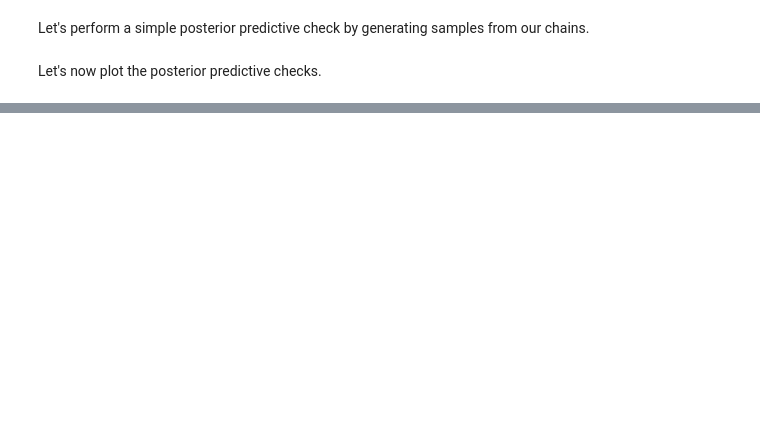
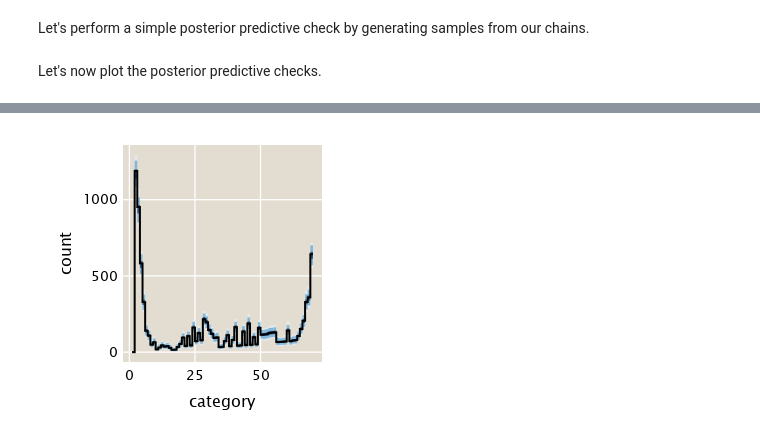
Before and after one commit to mrazomej/bayesian_fitness, a Jupyter notebook: code/exploratory/bayesian_multinomial_dirichlet.ipynb, the cells around one changed output, grey strips where cells are left out. Saved outputs shown, nothing was run; the diff lists cells and outputs as text; code cells hidden in the pictures; blank space fills up the shorter version.

```diff
--- a/code/exploratory/bayesian_multinomial_dirichlet.ipynb
+++ b/code/exploratory/bayesian_multinomial_dirichlet.ipynb
@@ -275,0 +567,7 @@ Turing.summarystats(chain)
+# %%
+# Count rows with a particular count number
+data_bin = DF.combine(DF.groupby(data, :count, sort=true), DF.nrow)
+# Add column with added counts
+data_bin[!, :total] = data_bin.count .* data_bin.nrow
+
+last(data_bin, 10)
@@ -275,0 +679,41 @@ Turing.summarystats(chain)
+# %%
+# Inititialize figure
+fig = Figure(resolution=(300, 300))
+
+# Add axis
+ax = Axis(
+    fig[1, 1],
+    xlabel="category",
+    ylabel="count",
+    # yscale=log10
+)
+
+# Define colors
+colors = get(ColorSchemes.Blues_9, LinRange(0.1, 1, length(quants)))
+
+# Loop through quants
+for i = 1:size(r_ppc_quant, 1)
+    # Loop through positions
+    for j = 1:size(r_ppc_quant, 3)
+        # Add band
+        band!(
+            [j, j+1],
+            repeat([r_ppc_quant[i, 1, j]], 2),
+            repeat([r_ppc_quant[i, 2, j]], 2),
+            color=(colors[i], 0.7)
+        )
+    end # for
+end # for
+
+# Plot original data
+stairs!(
+    ax,
+    [data_bin.total; data_bin.total[end]],
+    step=:post,
+    color=:black,
+    linewidth=2
+)
+
+fig
+# %% [output]
+[figure, added]
```
Also changed, not shown: parts of 22 cells of this notebook.
